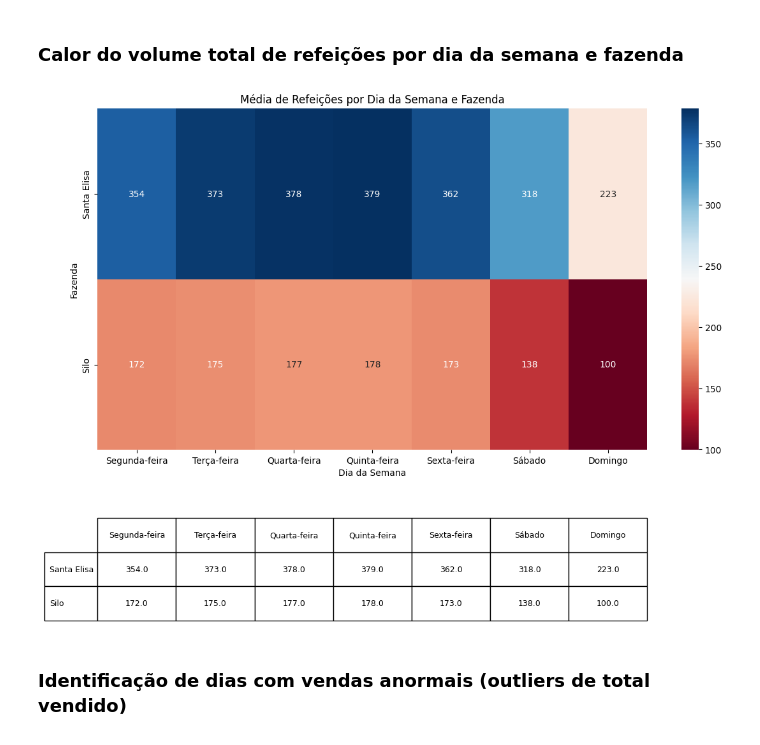
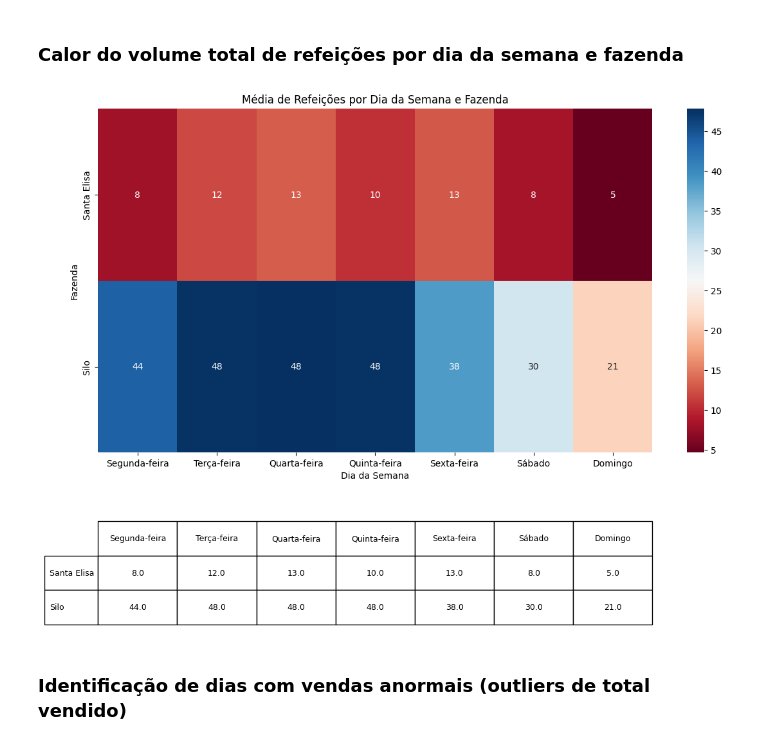
Before and after one commit to rafa-trindade/dashboard-elisaagro, a Jupyter notebook: notebooks/eda.ipynb, the cells around one changed output. Cells and saved outputs as stored; diff of their text form; code cells hidden in the pictures.

```diff
--- a/notebooks/eda.ipynb
+++ b/notebooks/eda.ipynb
@@ -496,11 +496,11 @@ plt.show()
 ### Calor do volume total de refeições por dia da semana e fazenda
 # %%
 # Criar qtd_total somando tipos de refeição (se não existir)
-if 'qtd_total' not in df.columns:
-    df['qtd_total'] = df[['almoco', 'janta', 'cafe', 'lanche']].sum(axis=1)
+if 'qtd_total' not in df_filtrado.columns:
+    df_filtrado['qtd_total'] = df_filtrado[['almoco', 'janta', 'cafe', 'lanche']].sum(axis=1)
 
-df['dia_semana'] = df['data'].dt.day_name()
-df['dia_semana'] = df['dia_semana'].map({
+df_filtrado['dia_semana'] = df_filtrado['data'].dt.day_name()
+df_filtrado['dia_semana'] = df_filtrado['dia_semana'].map({
     'Monday': 'Segunda-feira',
     'Tuesday': 'Terça-feira',
     'Wednesday': 'Quarta-feira',
@@ -509,35 +509,35 @@ df['dia_semana'] = df['dia_semana'].map({
     'Saturday': 'Sábado',
     'Sunday': 'Domingo'
 })
 
-pivot_table = df.pivot_table(index='fazenda', columns='dia_semana',
+pivot_table = df_filtrado.pivot_table(index='fazenda', columns='dia_semana',
                              values='qtd_total', aggfunc='mean')
 
 dias_ordenados_pt = ['Segunda-feira', 'Terça-feira', 'Quarta-feira', 'Quinta-feira', 'Sexta-feira', 'Sábado', 'Domingo']
 pivot_table = pivot_table[dias_ordenados_pt]
 
 import seaborn as sns
 import matplotlib.pyplot as plt
 
 fig, ax = plt.subplots(figsize=(12, 8))
 
 sns.heatmap(pivot_table, annot=True, fmt=".0f", cmap='RdBu', ax=ax)
 ax.set_title('Média de Refeições por Dia da Semana e Fazenda')
 ax.set_xlabel('Dia da Semana')
 ax.set_ylabel('Fazenda')
 
 table = plt.table(cellText=pivot_table.round(0).values,
                   colLabels=pivot_table.columns,
                   rowLabels=pivot_table.index,
                   cellLoc='center',
                   loc='bottom',
                   bbox=[0, -0.5, 1, 0.3])
 
 plt.subplots_adjust(bottom=0.35)
 plt.tight_layout()
 plt.show()
 # %% [output]
-[figure, old version]
+[figure, new version]
 # %% [markdown]
 ### Identificação de dias com vendas anormais (outliers de total vendido)
 # %%
```
Also changed, not shown: parts of 2 cells of this notebook.
